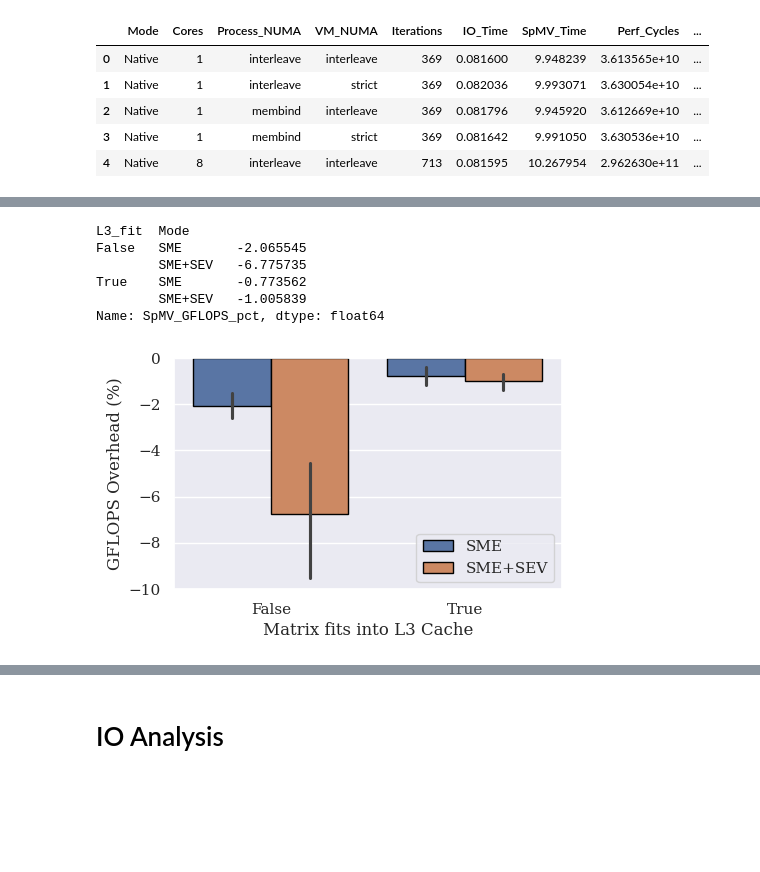
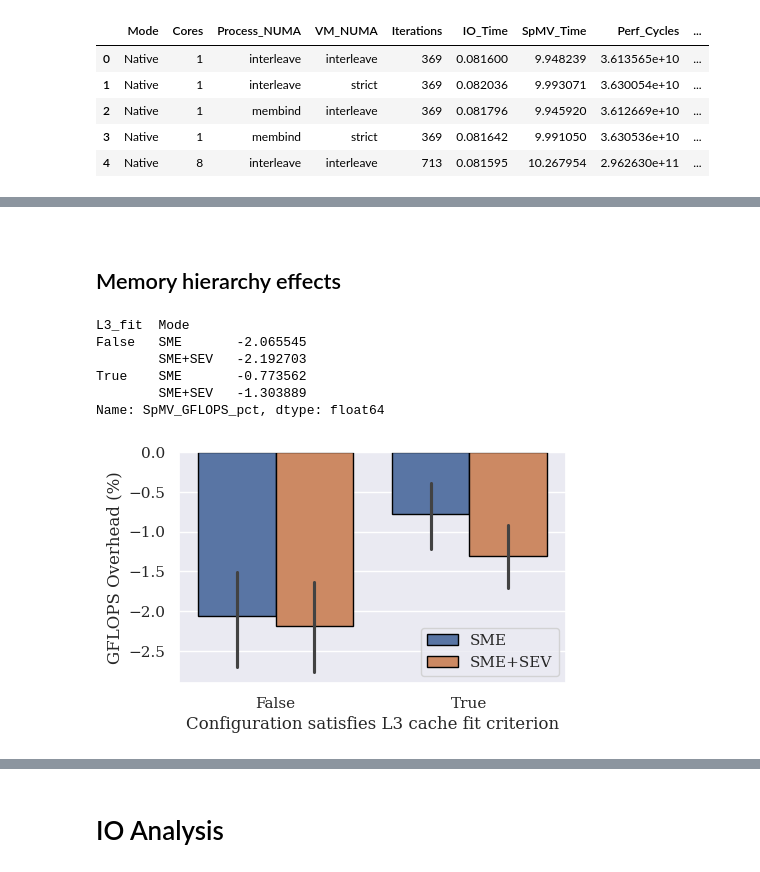
Before and after one commit to engelsm/MA-bench-framework, a Jupyter notebook: benchmark/spmv/analysis.ipynb, the cells around one changed output, grey strips where cells are left out. Drawn from its saved outputs; the diff is of its cells as text; code cells hidden in the pictures; blank space fills up the shorter version.

```diff
--- a/benchmark/spmv/analysis.ipynb
+++ b/benchmark/spmv/analysis.ipynb
@@ -339,13 +360,12 @@ for label, path in main_folder.items():
     print(f"Checking for {label} at {f_path}...")
     if os.path.exists(f_path):
         df = pd.read_csv(f_path)
-        df["Mode"] = label.replace("_interleave", "")
+        print(f"Loaded {len(df)} rows for {label}.")
+        df["Mode"] = label.split("_interleave")[0]
         df["VM_NUMA"] = "interleave" if "interleave" in label else "strict"
         results_list.append(df)
 
 df_raw = pd.concat(results_list, ignore_index=True)
 df_raw.rename(columns={"Process_NUMA_Policy": "Process_NUMA"}, inplace=True)
-
-print(f"Loaded {len(df_raw)} raw rows.")
 # %% [output]
 Checking for Native at /home/mengelsl/MA-bench-framework/outputs/SpMV_final/native/results.csv...
@@ -883,16 +945,20 @@ plot_impact_comparison(rand_df, ["Randomness","Process_NUMA", "L3_fit"])
+# %% [markdown]
+<!-- ## Memory hierarchy effects -->
+# %% [markdown]
+## Memory hierarchy effects
 # %%
 plt.figure(figsize=(5, 3))
 sns.barplot(overhead_df, x="L3_fit", y="SpMV_GFLOPS_pct", hue="Mode", edgecolor="black")
 plt.legend(title=None)
-plt.xlabel("Matrix fits into L3 Cache")
+plt.xlabel("Configuration satisfies L3 cache fit criterion")
 plt.ylabel("GFLOPS Overhead (%)")
 plt.savefig("images/overhead_by_L3_fit_SpMV_GFLOPS_pct.pdf", bbox_inches='tight')
 print(overhead_df.groupby(["L3_fit", "Mode"])["SpMV_GFLOPS_pct"].mean())
 # %% [output]
 L3_fit  Mode
 False   SME       -2.065545
-        SME+SEV   -6.775735
+        SME+SEV   -2.192703
 True    SME       -0.773562
-        SME+SEV   -1.005839
+        SME+SEV   -1.303889
 Name: SpMV_GFLOPS_pct, dtype: float64
-[figure, old version]
+[figure, new version]
```
Also changed, not shown: parts of 45 cells of this notebook, 9 other files.
